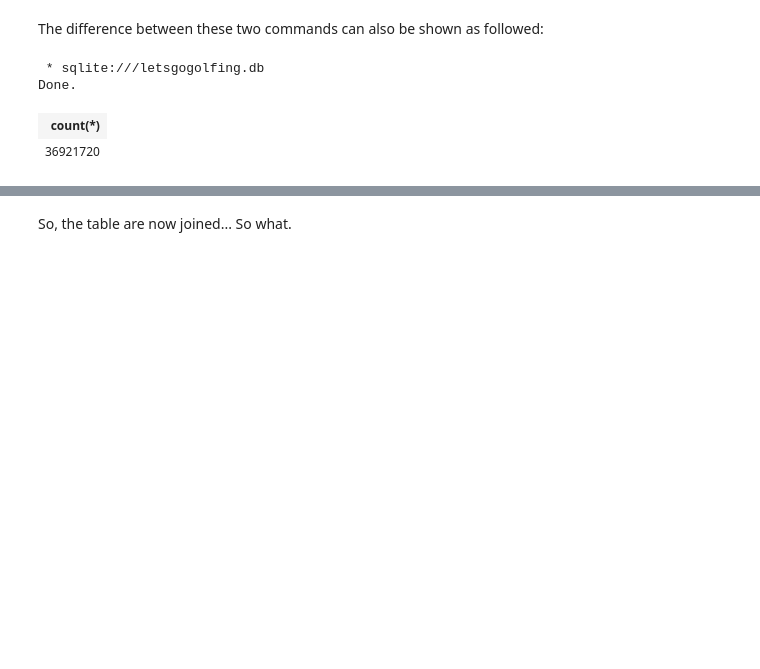
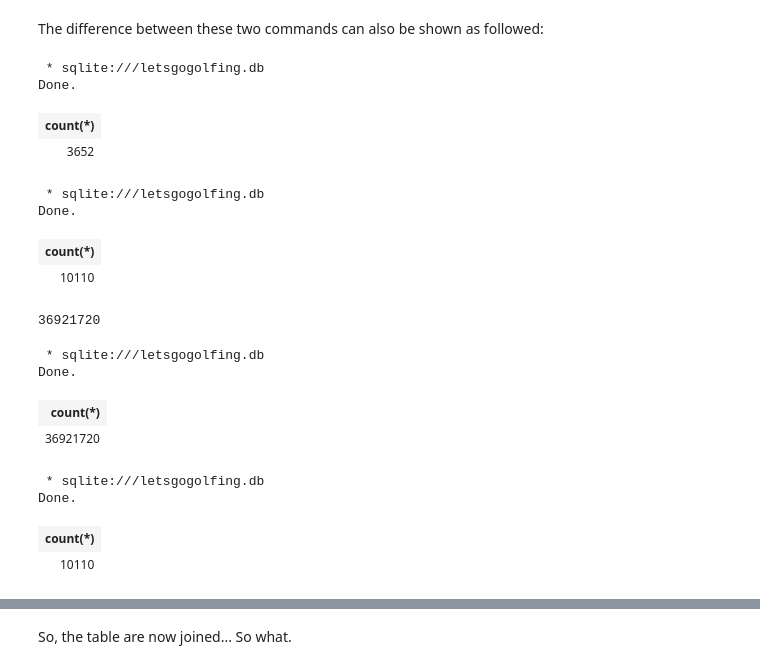
Before and after one commit to panjianhui754/IST210-Spring2020, a Jupyter notebook: SQL/SQLJoins_LetsGoGolfing.ipynb, the cells around one changed output, grey strips where cells are left out. Saved outputs shown, nothing was run; the diff lists cells and outputs as text; code cells hidden in the pictures; blank space fills up the shorter version.

```diff
--- a/SQL/SQLJoins_LetsGoGolfing.ipynb
+++ b/SQL/SQLJoins_LetsGoGolfing.ipynb
@@ -367,6 +373,26 @@ Also, this looks somewhat familiar.
 ![ER Diagram](https://raw.githubusercontent.com/dudaspm/IST210/master/Introduction/Images/goinggolfing.png)
 # %% [markdown]
 The difference between these two commands can also be shown as followed:
+# %%
+%%sql
+select count(*) from stateCollege limit 10;
+# %% [output]
+ * sqlite:///letsgogolfing.db
+Done.
+| count(*) |
+| 3652 |
+# %%
+%%sql
+select count(*) from golfingData limit 10;
+# %% [output]
+ * sqlite:///letsgogolfing.db
+Done.
+| count(*) |
+| 10110 |
+# %%
+3652*10110
+# %% [output]
+36921720
 # %%
 %%sql
 select count(*) from stateCollege s, golfingData g limit 10;
@@ -375,6 +401,14 @@ select count(*) from stateCollege s, golfingData g limit 10;
 Done.
 | count(*) |
 | 36921720 |
+# %%
+%%sql
+select count(*) from stateCollege, golfingData WHERE stateCollege.date = golfingData.date limit 10;
+# %% [output]
+ * sqlite:///letsgogolfing.db
+Done.
+| count(*) |
+| 10110 |
 # %%
 %%sql
 select count(*) from stateCollege s, golfingData g WHERE s.date = g.date limit 10;
```
Also changed, not shown: parts of 7 cells of this notebook.
